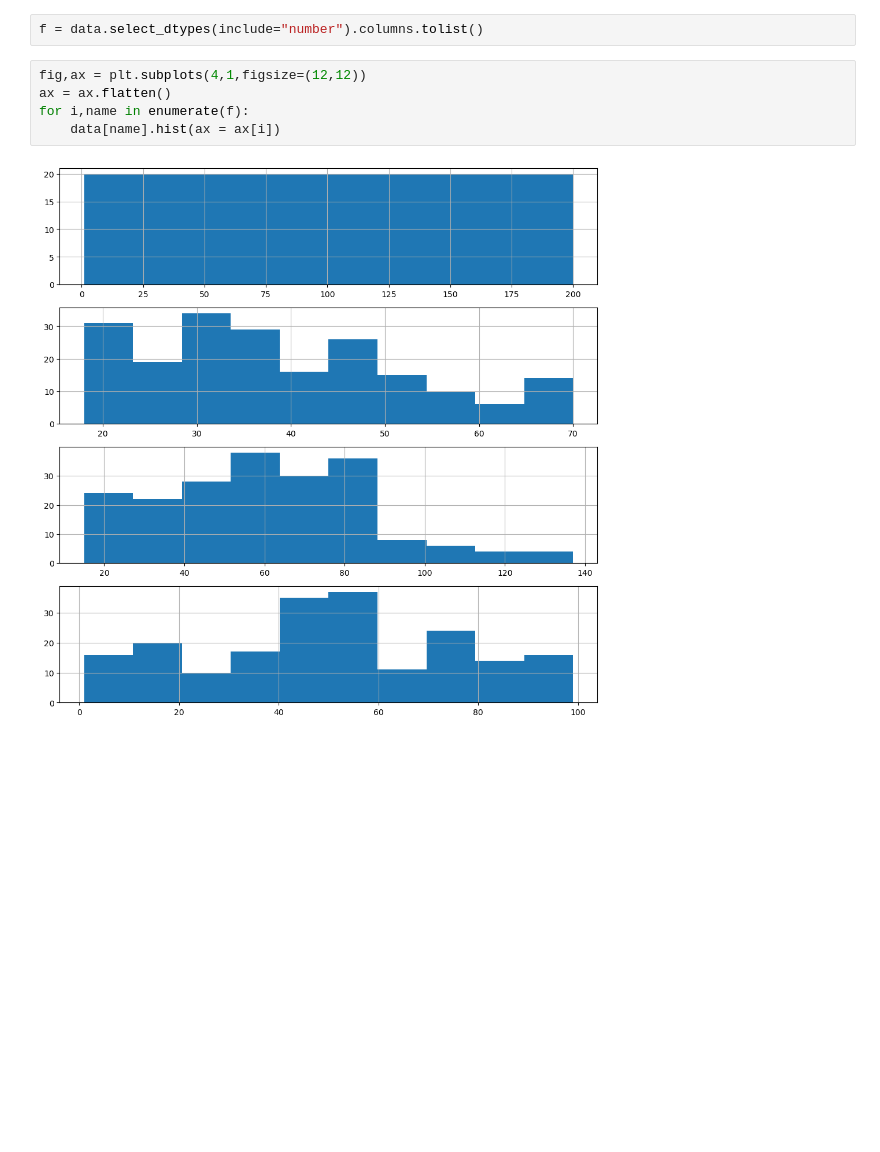
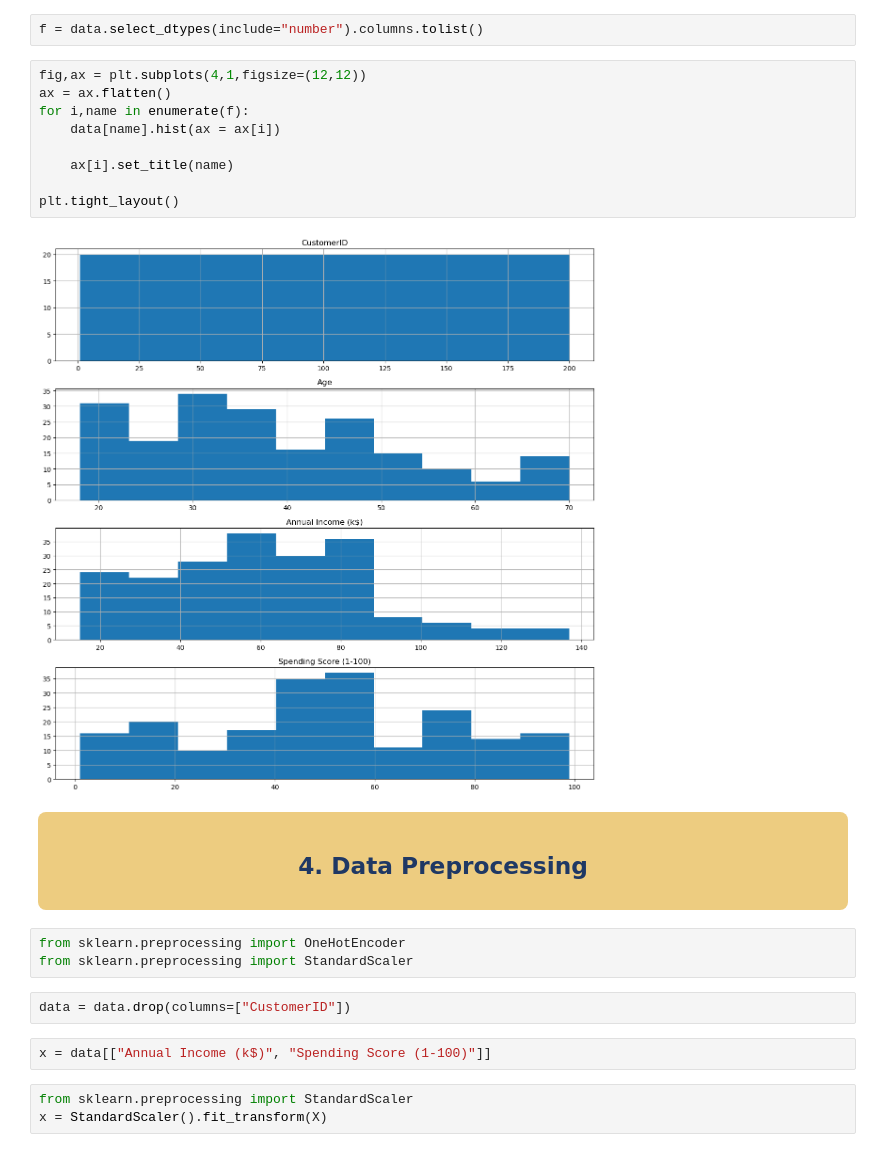
Before and after one commit to abdallahh07/mall-customer-segmentation, a Jupyter notebook: Untitled.ipynb, the cells around one changed output. Saved outputs shown, nothing was run; the diff lists cells and outputs as text; blank space fills up the shorter version.

Commit message:
adding data preprocessing

```diff
--- a/Untitled.ipynb
+++ b/Untitled.ipynb
@@ -99,7 +99,25 @@ f = data.select_dtypes(include="number").columns.tolist()
 # %%
 fig,ax = plt.subplots(4,1,figsize=(12,12))
 ax = ax.flatten()
 for i,name in enumerate(f):
     data[name].hist(ax = ax[i])
+
+    ax[i].set_title(name)
+
+plt.tight_layout()
 # %% [output]
-[figure, old version]
+[figure, new version]
+# %% [markdown]
+<div style="background-color:#EDCC80; padding:15px; border-radius:8px;">
+<h2 style="color:#1F3864; text-align:center; margin:0;">4. Data Preprocessing</h2>
+</div>
+# %%
+from sklearn.preprocessing import OneHotEncoder
+from sklearn.preprocessing import StandardScaler
+# %%
+data = data.drop(columns=["CustomerID"])
+# %%
+x = data[["Annual Income (k$)", "Spending Score (1-100)"]]
+# %%
+from sklearn.preprocessing import StandardScaler
+x = StandardScaler().fit_transform(X)
```
